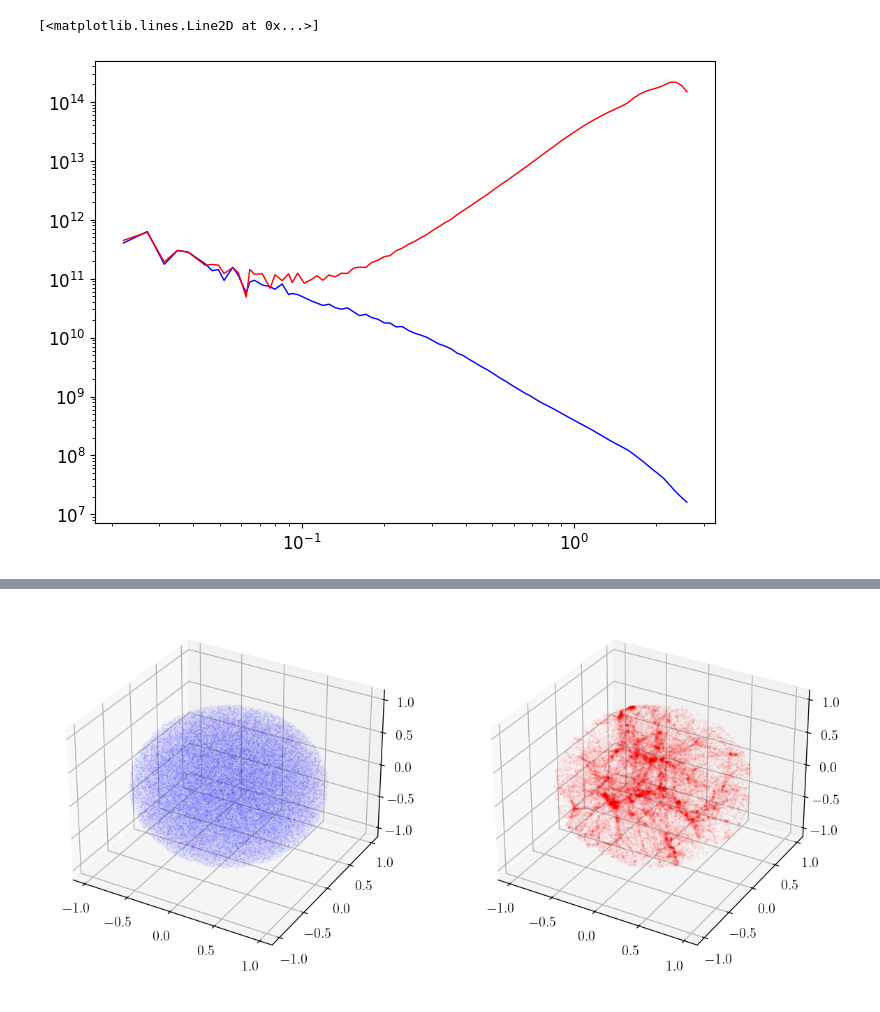
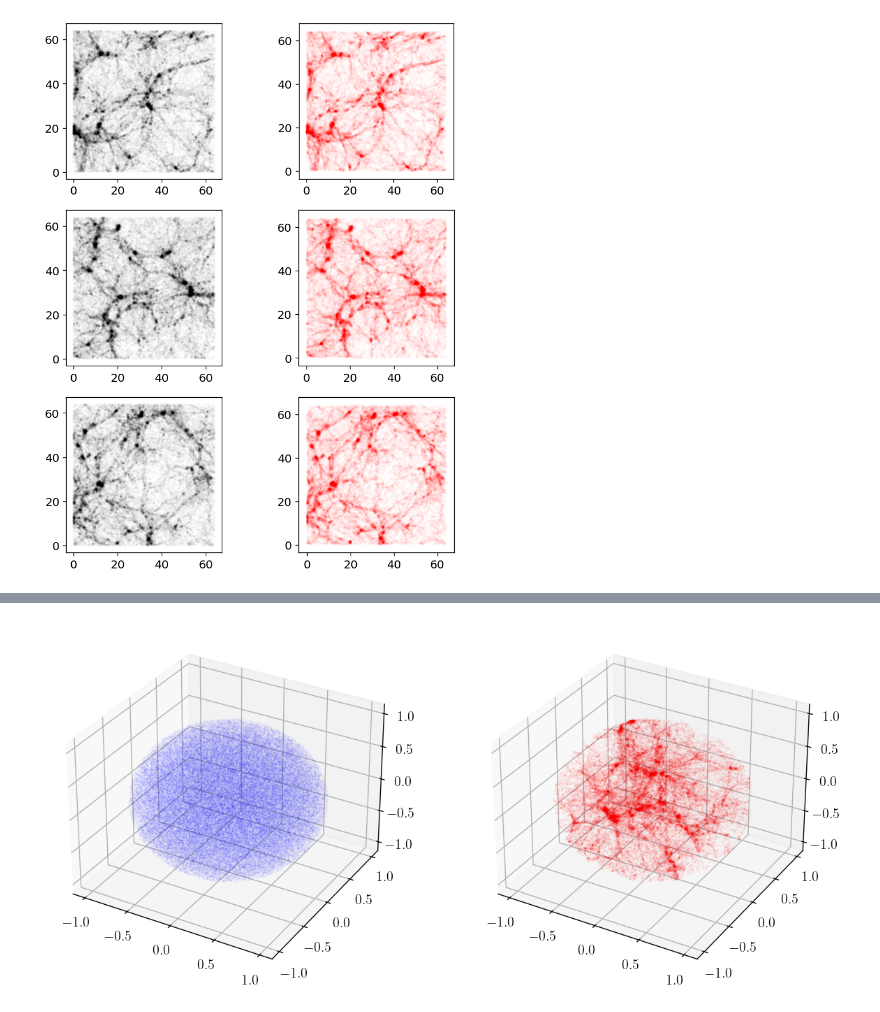
Before and after one commit to dfaroughy/LSSFlow, a Jupyter notebook: notebooks/analysis.ipynb, the cells around one changed output, grey strips where cells are left out. Drawn from its saved outputs; the diff is of its cells as text; code cells hidden in the pictures.

```diff
--- a/notebooks/analysis.ipynb
+++ b/notebooks/analysis.ipynb
@@ -25,3 +73,8 @@ plot_lss_slices(truth, gen_sample, marker_size=0.002, figsize=(8,8), alpha=1,mar
+# %%
+plot_lss_slices(truth, gen_sample, threshold=32, marker_size=.5, alpha=.0075, marker=',', figsize=(8,10),  save_fig= exp_dir / "lss_slices.png")
+plt.show()
+# %% [output]
+[figure, added]
 # %%
 import numpy as np
 
@@ -142,11 +192,0 @@ k_vals, Pk_gen = compute_power_spectrum_cube(gen_sample, box_size=64, grid_size=
-# %%
-import matplotlib.pyplot as plt
-
-fig, ax = plt.subplots(figsize=(8,6))
-
-# --- top panel ---
-ax.loglog(k_vals, Pk_truth, label='truth', c='b', lw=1.)
-ax.loglog(k_vals, Pk_gen, label='gen', c='r', lw=1.)
-# %% [output]
-[<matplotlib.lines.Line2D at 0x...>]
-[figure, removed]
```
Also changed, not shown: parts of 14 cells of this notebook, 8 other files.
